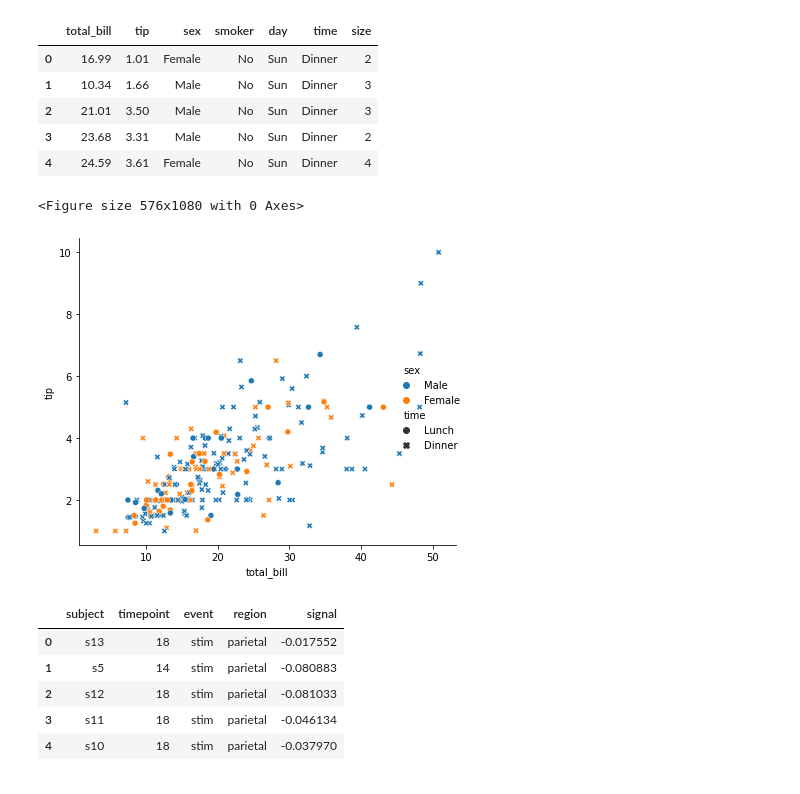
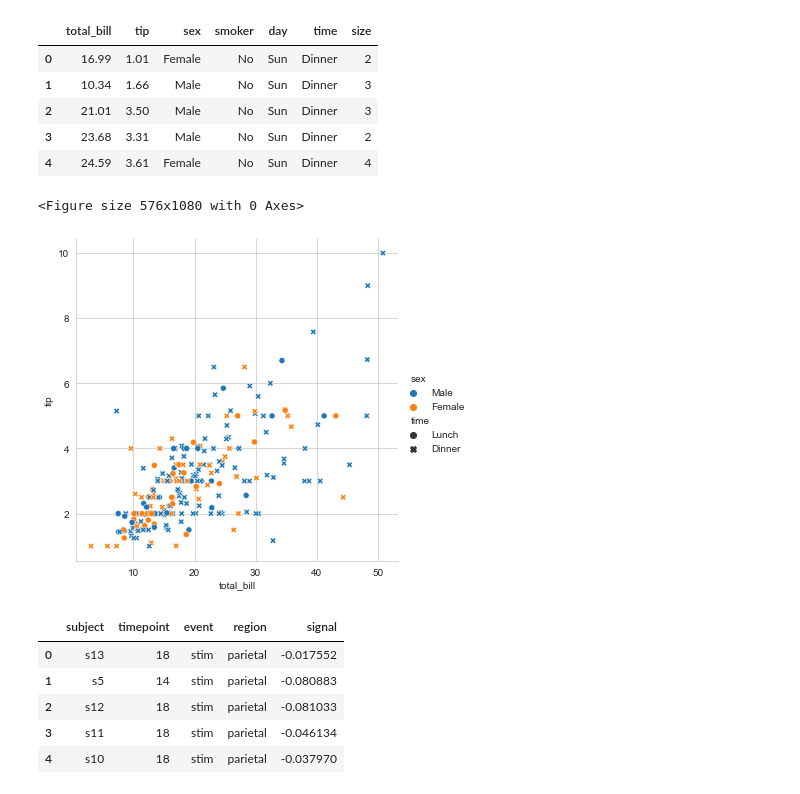
Before and after one commit to BrandonJan/-ML100Days, a Jupyter notebook: homework/HW21 使用 Seaborn 進行資料視覺化.ipynb, the cells around one changed output. Saved outputs shown, nothing was run; the diff lists cells and outputs as text; code cells hidden in the pictures.

```diff
--- a/homework/HW21 使用 Seaborn 進行資料視覺化.ipynb
+++ b/homework/HW21 使用 Seaborn 進行資料視覺化.ipynb
@@ -43,22 +45,22 @@ tips.head()
 # %%
 # 通過獨立地改變每個點的色調和样式，也可以表示四個變量
 '''
 顯示的四個變量中, 把hue 套用 sex
 x="total_bill", y="tip", hue="sex", style="time"
 '''
 import numpy as np
 import pandas as pd
 import matplotlib.pyplot as plt
 import seaborn as sns
+sns.set_style('whitegrid')
 tips = sns.load_dataset("tips")
 fmri = sns.load_dataset("fmri")
 plt.figure(figsize = (8, 15))
 sns.relplot(x="total_bill", y="tip", hue="sex", style="time",data = tips)
-plt.tight_layout()
 plt.show()
 # %% [output]
 <Figure size 576x1080 with 0 Axes>
-[figure, old version]
+[figure, new version]
 # %%
 #改用新的資料集
 #觀看資料集有哪些變數
```
Also changed, not shown: parts of 3 cells of this notebook, 1 other file.
